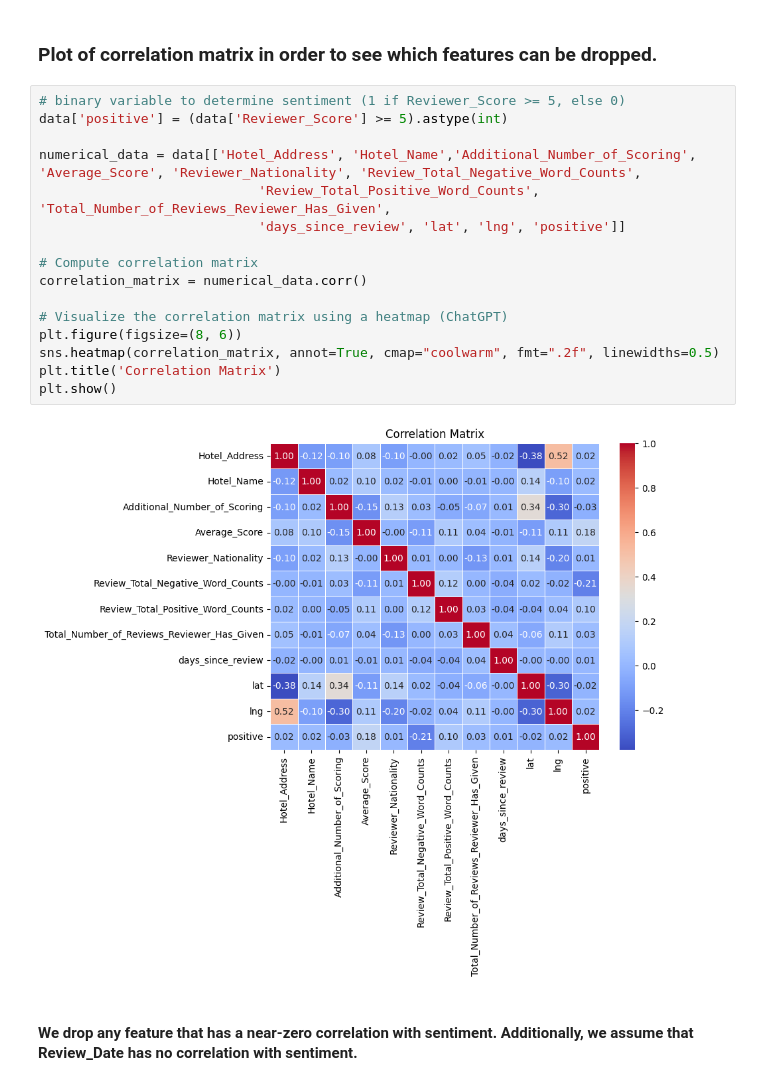
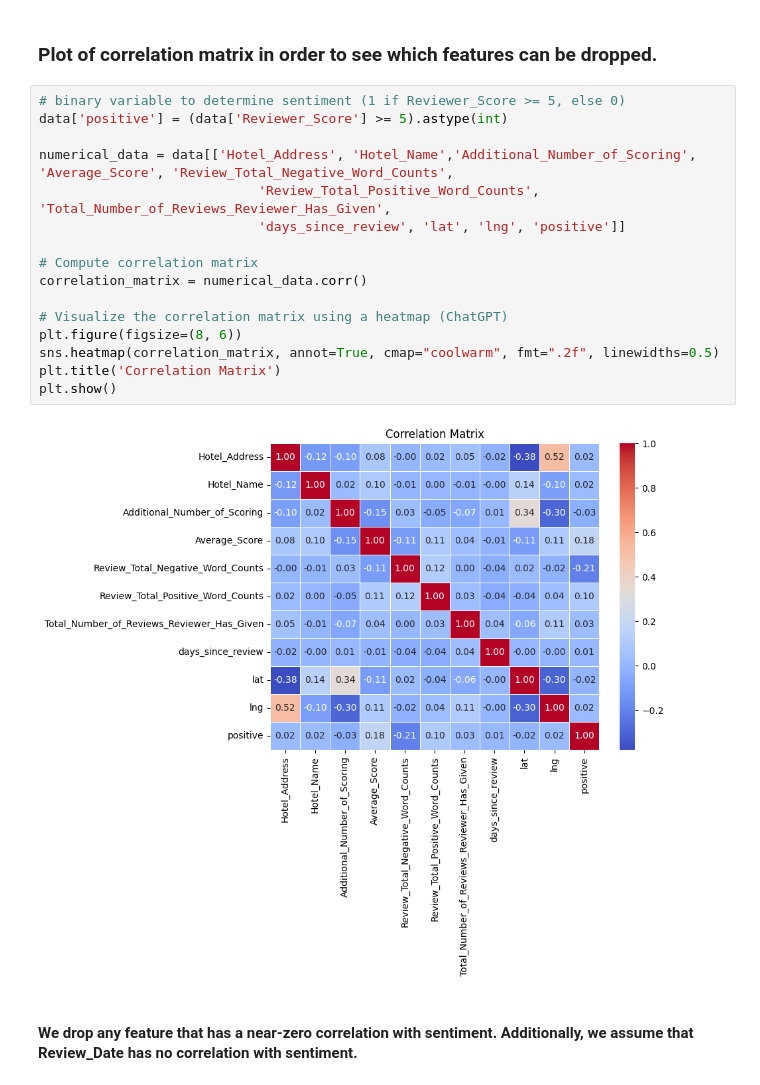
Before and after one commit to hanseirikops/INFO-284-Supergruppen, a Jupyter notebook: Datacleaning_analysis.ipynb, the cells around one changed output. Drawn from its saved outputs; the diff is of its cells as text.

```diff
--- a/Datacleaning_analysis.ipynb
+++ b/Datacleaning_analysis.ipynb
@@ -47,21 +49,21 @@ data['Reviewer_Nationality'] = label_encoded_reviwer_nationality.fit_transform(d
 # %%
 # binary variable to determine sentiment (1 if Reviewer_Score >= 5, else 0)
 data['positive'] = (data['Reviewer_Score'] >= 5).astype(int)
 
-numerical_data = data[['Hotel_Address', 'Hotel_Name','Additional_Number_of_Scoring', 'Average_Score', 'Reviewer_Nationality', 'Review_Total_Negative_Word_Counts',
+numerical_data = data[['Hotel_Address', 'Hotel_Name','Additional_Number_of_Scoring', 'Average_Score', 'Review_Total_Negative_Word_Counts',
                             'Review_Total_Positive_Word_Counts', 'Total_Number_of_Reviews_Reviewer_Has_Given',
                             'days_since_review', 'lat', 'lng', 'positive']]
 
 # Compute correlation matrix
 correlation_matrix = numerical_data.corr()
 
 # Visualize the correlation matrix using a heatmap (ChatGPT)
 plt.figure(figsize=(8, 6))
 sns.heatmap(correlation_matrix, annot=True, cmap="coolwarm", fmt=".2f", linewidths=0.5)
 plt.title('Correlation Matrix')
 plt.show()
 # %% [output]
-[figure, old version]
+[figure, new version]
 # %% [markdown]
 #### We drop any feature that has a near-zero correlation with sentiment. Additionally, we assume that Review_Date has no correlation with sentiment.
 # %%
```
Also changed, not shown: parts of 2 cells of this notebook.
